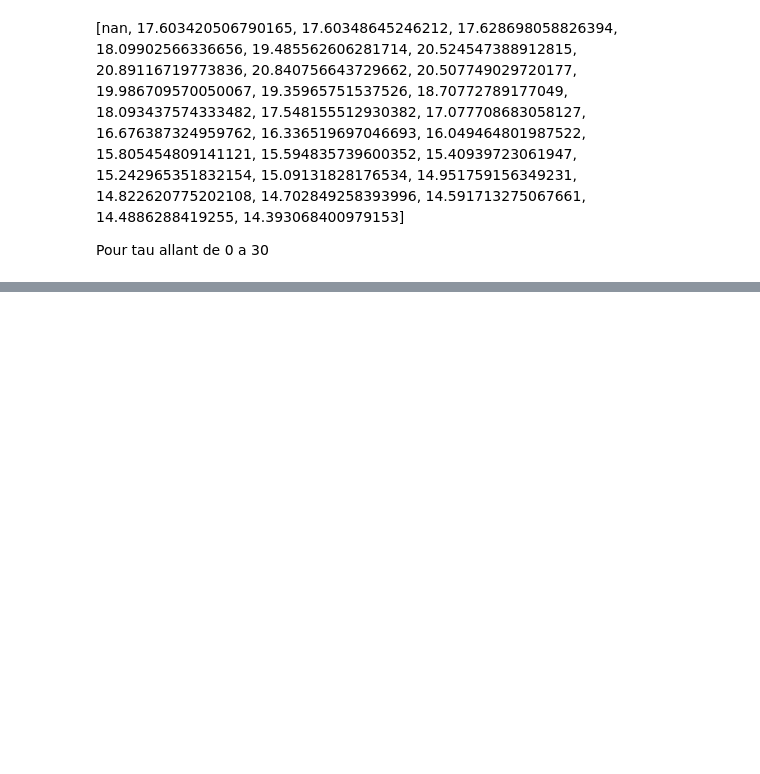
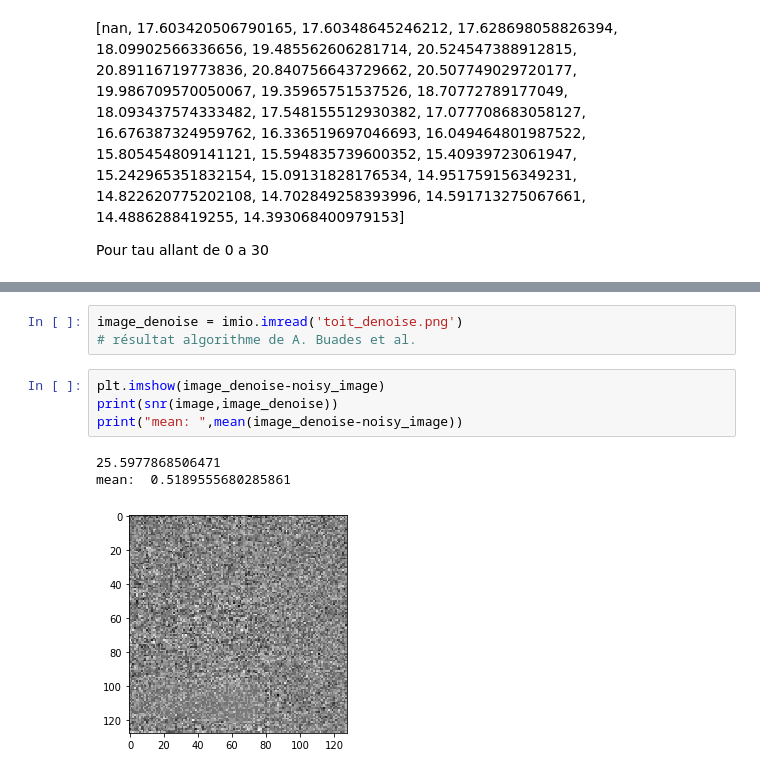
Before and after one commit to amelbenhamouda/NLMeans, a Jupyter notebook: NLMeanNotebook/NL_means_block.ipynb, the cells around one changed output, grey strips where cells are left out. Saved outputs shown, nothing was run; the diff lists cells and outputs as text; blank space fills up the shorter version.

```diff
--- a/NLMeanNotebook/NL_means_block.ipynb
+++ b/NLMeanNotebook/NL_means_block.ipynb
@@ -382,0 +366,11 @@ mean:  0.6649262758837016
+# %%
+image_denoise = imio.imread('toit_denoise.png')
+# résultat algorithme de A. Buades et al.
+# %%
+plt.imshow(image_denoise-noisy_image)
+print(snr(image,image_denoise))
+print("mean: ",mean(image_denoise-noisy_image))
+# %% [output]
+25.5977868506471
+mean:  0.5189555680285861
+[figure, added]
```
Also changed, not shown: parts of 15 cells of this notebook, 12 other files.
